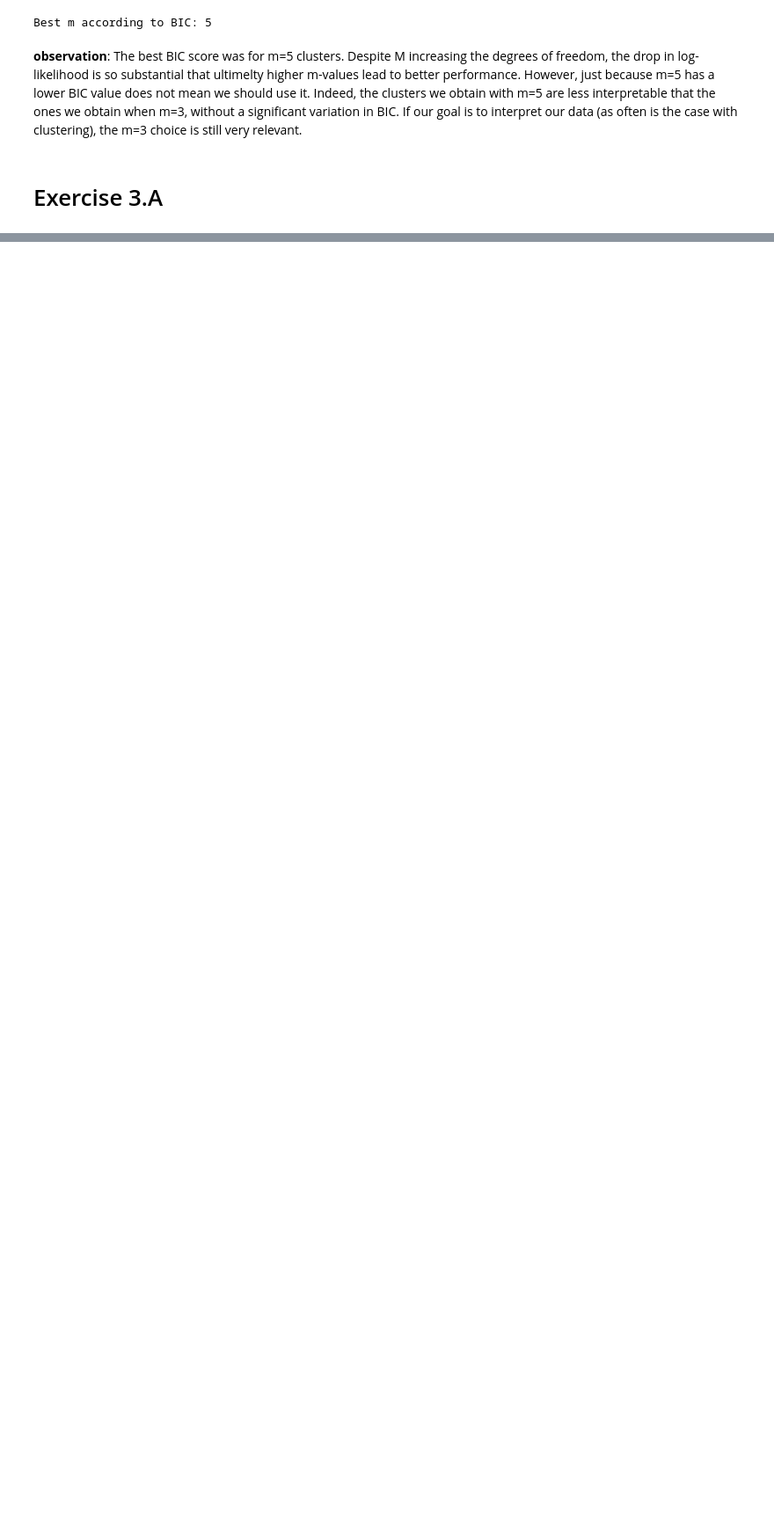
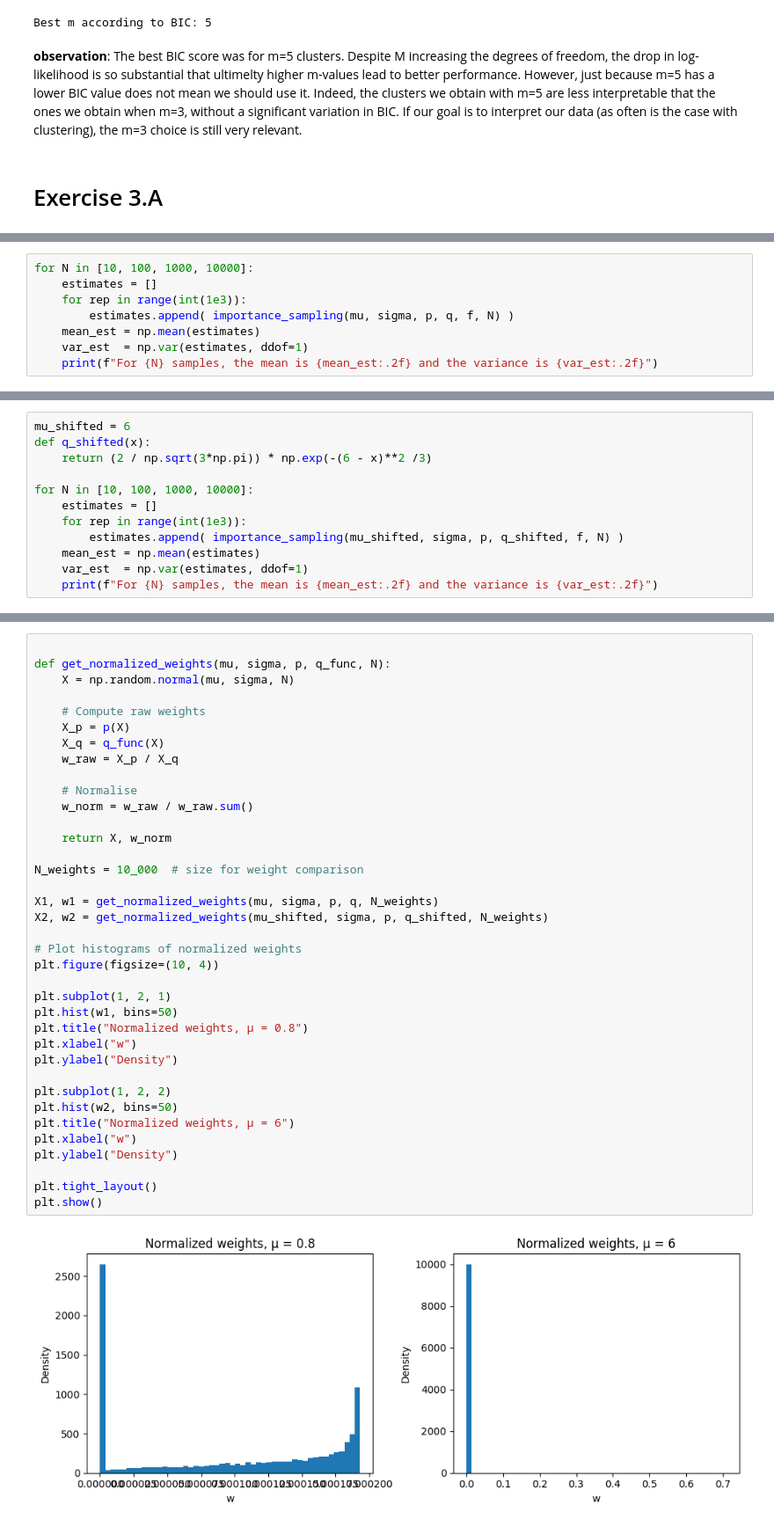
Before and after one commit to T-prog123/MVA_code, a Jupyter notebook: computational_statistics/tp2_computational_statistics.ipynb, the cells around one changed output, grey strips where cells are left out. Shown at 88% size. Drawn from its saved outputs; the diff is of its cells as text; blank space fills up the shorter version.

```diff
--- a/computational_statistics/tp2_computational_statistics.ipynb
+++ b/computational_statistics/tp2_computational_statistics.ipynb
@@ -572,0 +618,8 @@ Best m according to BIC: 5
+# %%
+for N in [10, 100, 1000, 10000]:
+    estimates = []
+    for rep in range(int(1e3)):
+        estimates.append( importance_sampling(mu, sigma, p, q, f, N) )
+    mean_est = np.mean(estimates)
+    var_est  = np.var(estimates, ddof=1)
+    print(f"For {N} samples, the mean is {mean_est:.2f} and the variance is {var_est:.2f}")
@@ -572,0 +635,12 @@ Best m according to BIC: 5
+# %%
+mu_shifted = 6
+def q_shifted(x):
+    return (2 / np.sqrt(3*np.pi)) * np.exp(-(6 - x)**2 /3)
+
+for N in [10, 100, 1000, 10000]:
+    estimates = []
+    for rep in range(int(1e3)):
+        estimates.append( importance_sampling(mu_shifted, sigma, p, q_shifted, f, N) )
+    mean_est = np.mean(estimates)
+    var_est  = np.var(estimates, ddof=1)
+    print(f"For {N} samples, the mean is {mean_est:.2f} and the variance is {var_est:.2f}")
@@ -572,0 +652,39 @@ Best m according to BIC: 5
+# %%
+
+def get_normalized_weights(mu, sigma, p, q_func, N):
+    X = np.random.normal(mu, sigma, N)
+
+    # Compute raw weights
+    X_p = p(X)
+    X_q = q_func(X)
+    w_raw = X_p / X_q
+
+    # Normalise
+    w_norm = w_raw / w_raw.sum()
+
+    return X, w_norm
+
+N_weights = 10_000  # size for weight comparison
+
+X1, w1 = get_normalized_weights(mu, sigma, p, q, N_weights)
+X2, w2 = get_normalized_weights(mu_shifted, sigma, p, q_shifted, N_weights)
+
+# Plot histograms of normalized weights
+plt.figure(figsize=(10, 4))
+
+plt.subplot(1, 2, 1)
+plt.hist(w1, bins=50)
+plt.title("Normalized weights, μ = 0.8")
+plt.xlabel("w")
+plt.ylabel("Density")
+
+plt.subplot(1, 2, 2)
+plt.hist(w2, bins=50)
+plt.title("Normalized weights, μ = 6")
+plt.xlabel("w")
+plt.ylabel("Density")
+
+plt.tight_layout()
+plt.show()
+# %% [output]
+[figure, added]
```
Also changed, not shown: parts of 9 cells of this notebook.
